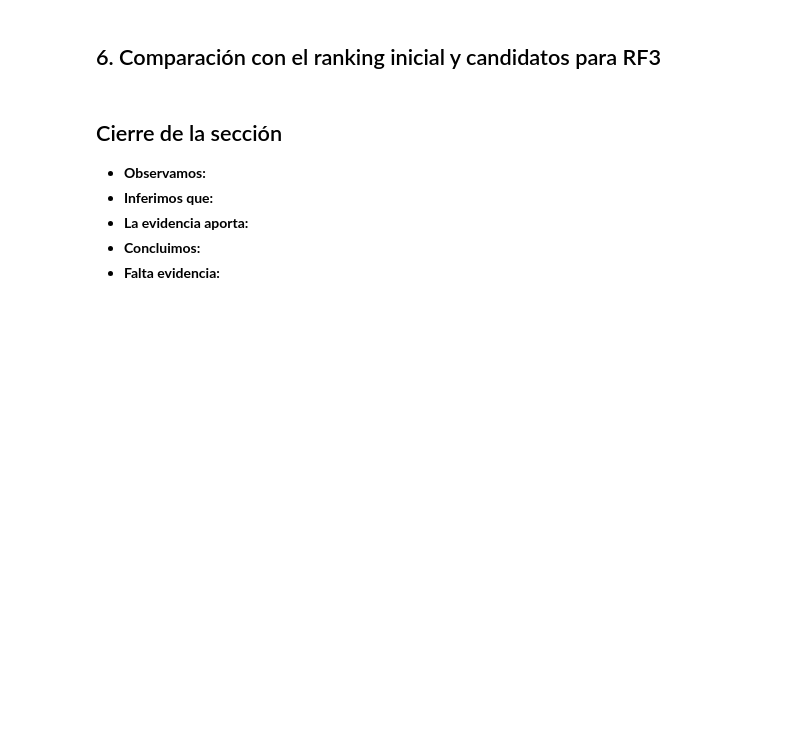
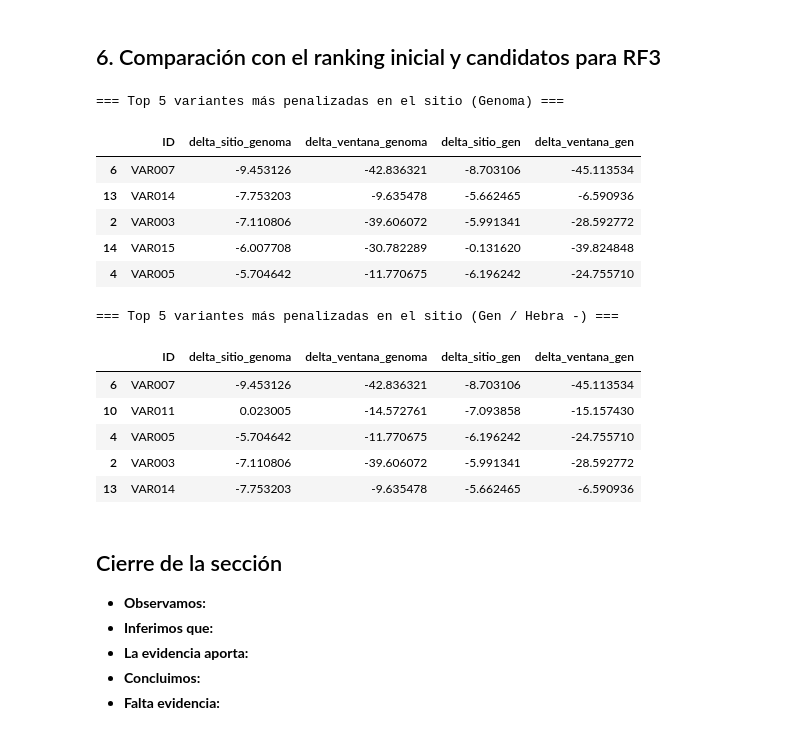
Before and after one commit to XomiDessu/Caso_1_PHA_Humano, a Jupyter notebook: notebooks/04_evo2.ipynb, the cells around one changed output. Saved outputs shown, nothing was run; the diff lists cells and outputs as text; code cells hidden in the pictures; blank space fills up the shorter version.

```diff
--- a/notebooks/04_evo2.ipynb
+++ b/notebooks/04_evo2.ipynb
@@ -29,5 +366,40 @@ NVIDIA_API_KEY = os.getenv("NVCF_RUN_KEY") or getpass("Pega tu NVIDIA API key: "
 # %% [markdown]
 ## 6. Comparación con el ranking inicial y candidatos para RF3
+# %%
+from pathlib import Path
+import pandas as pd
+
+ruta_tsv = Path('resultados/evo2_deltalogp.tsv')
+df_evo2 = pd.read_csv(ruta_tsv, sep='\t')
+
+# Ranking de variantes más penalizadas según Evo2 (sitio genoma y sitio gen)
+print("=== Top 5 variantes más penalizadas en el sitio (Genoma) ===")
+display(df_evo2.sort_values(by='delta_sitio_genoma', ascending=True).head(5))
+
+print("\n=== Top 5 variantes más penalizadas en el sitio (Gen / Hebra -) ===")
+display(df_evo2.sort_values(by='delta_sitio_gen', ascending=True).head(5))
+
+# Comparar con ranking inicial si existe
+ruta_ranking = Path('resultados/ranking_inicial.tsv')
+if ruta_ranking.exists():
+    df_ranking = pd.read_csv(ruta_ranking, sep='\t')
+    print("\n=== Ranking Inicial Registrado ===")
+    display(df_ranking)
+# %% [output]
+=== Top 5 variantes más penalizadas en el sitio (Genoma) ===
+|  | ID | delta_sitio_genoma | delta_ventana_genoma | delta_sitio_gen | delta_ventana_gen |
+| 6 | VAR007 | -9.453126 | -42.836321 | -8.703106 | -45.113534 |
+| 13 | VAR014 | -7.753203 | -9.635478 | -5.662465 | -6.590936 |
+| 2 | VAR003 | -7.110806 | -39.606072 | -5.991341 | -28.592772 |
+| 14 | VAR015 | -6.007708 | -30.782289 | -0.131620 | -39.824848 |
+| 4 | VAR005 | -5.704642 | -11.770675 | -6.196242 | -24.755710 |
+=== Top 5 variantes más penalizadas en el sitio (Gen / Hebra -) ===
+|  | ID | delta_sitio_genoma | delta_ventana_genoma | delta_sitio_gen | delta_ventana_gen |
+| 6 | VAR007 | -9.453126 | -42.836321 | -8.703106 | -45.113534 |
+| 10 | VAR011 | 0.023005 | -14.572761 | -7.093858 | -15.157430 |
+| 4 | VAR005 | -5.704642 | -11.770675 | -6.196242 | -24.755710 |
+| 2 | VAR003 | -7.110806 | -39.606072 | -5.991341 | -28.592772 |
+| 13 | VAR014 | -7.753203 | -9.635478 | -5.662465 | -6.590936 |
 # %% [markdown]
 ## Cierre de la sección
 
```
Also changed, not shown: parts of 9 cells of this notebook.
